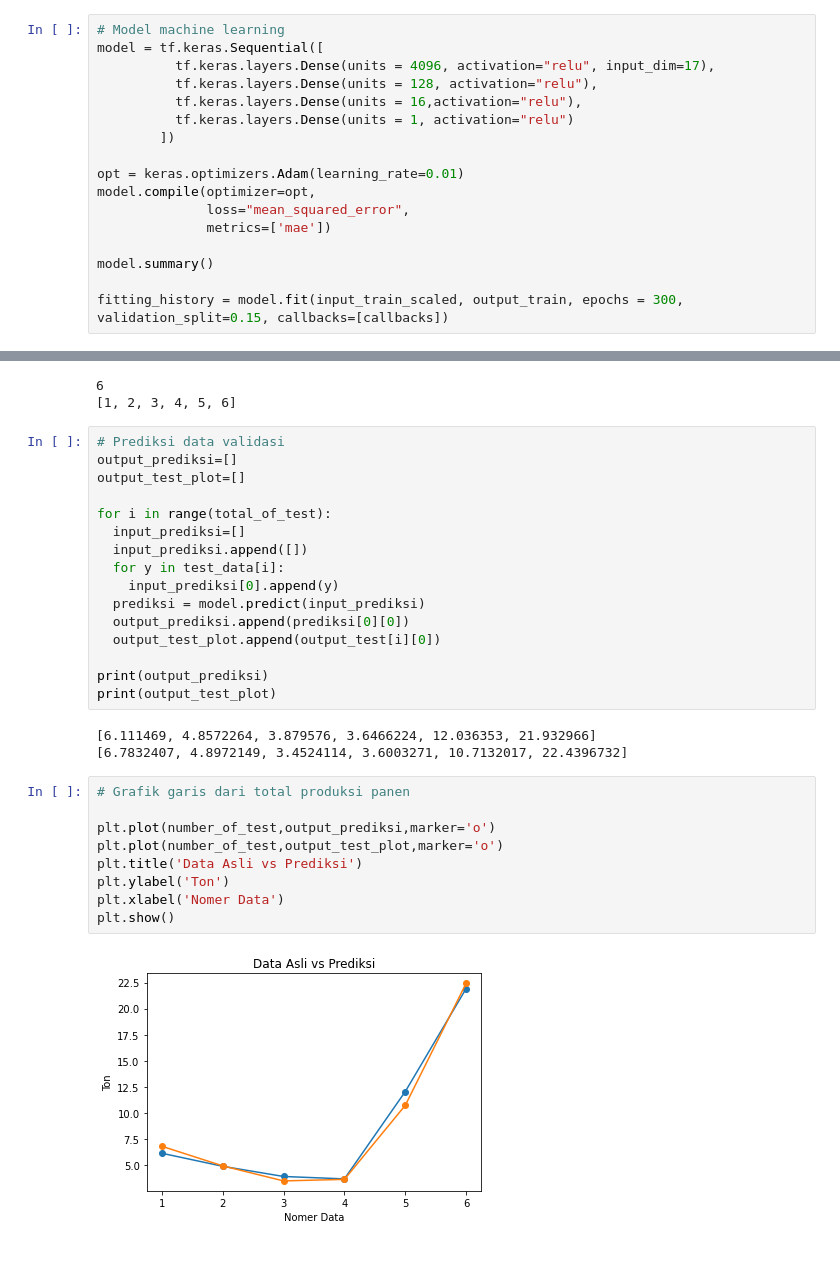
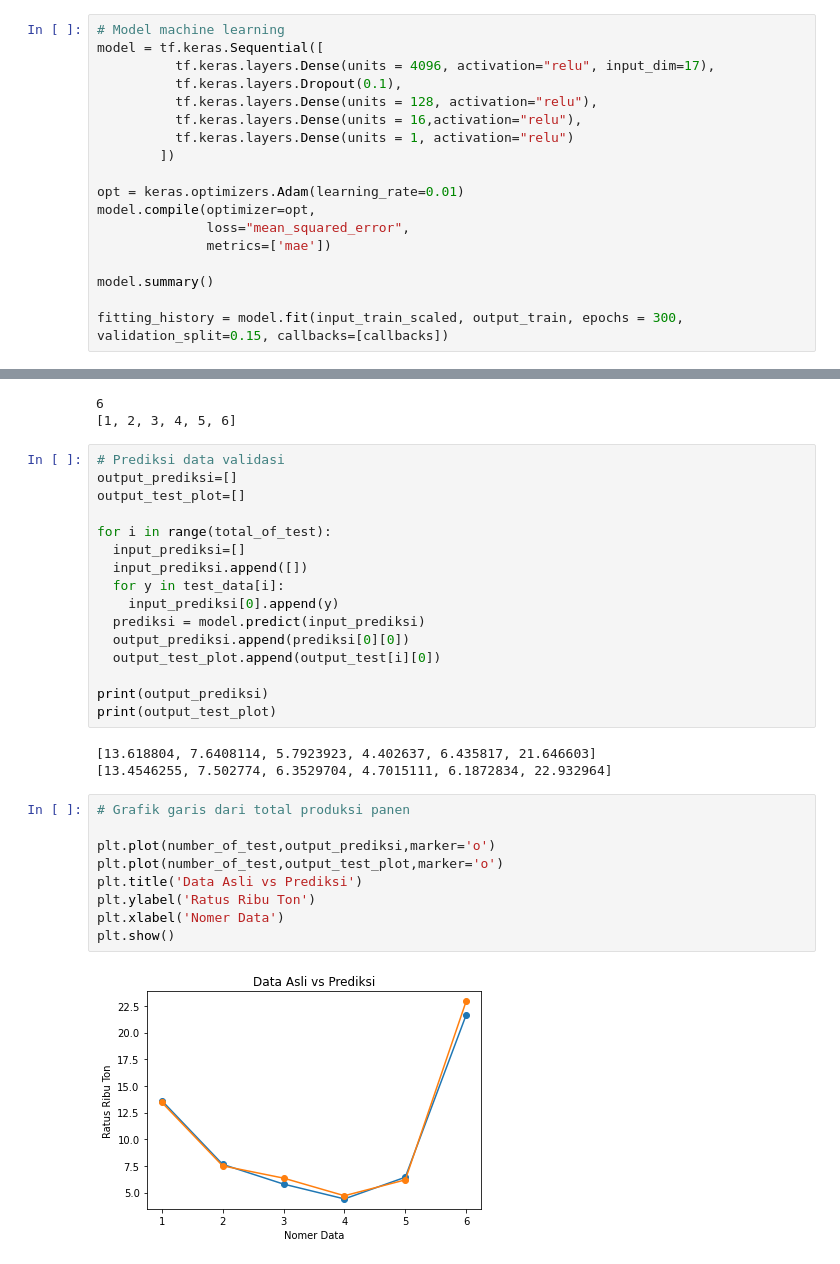
Before and after one commit to u1-byte/SmartCropYieldsPrediction, a Jupyter notebook: Machine Learning/Code/[Crop_Yield]ML_Model.ipynb, the cells around one changed output, grey strips where cells are left out. Cells and saved outputs as stored; diff of their text form.

```diff
--- a/Machine Learning/Code/[Crop_Yield]ML_Model.ipynb
+++ b/Machine Learning/Code/[Crop_Yield]ML_Model.ipynb
@@ -256,6 +256,7 @@ callbacks = myCallback()
 # Model machine learning
 model = tf.keras.Sequential([
           tf.keras.layers.Dense(units = 4096, activation="relu", input_dim=17),
+          tf.keras.layers.Dropout(0.1),
           tf.keras.layers.Dense(units = 128, activation="relu"),
           tf.keras.layers.Dense(units = 16,activation="relu"),
           tf.keras.layers.Dense(units = 1, activation="relu")
@@ -363,19 +364,19 @@ for i in range(total_of_test):
 print(output_prediksi)
 print(output_test_plot)
 # %% [output]
-[6.111469, 4.8572264, 3.879576, 3.6466224, 12.036353, 21.932966]
-[6.7832407, 4.8972149, 3.4524114, 3.6003271, 10.7132017, 22.4396732]
+[13.618804, 7.6408114, 5.7923923, 4.402637, 6.435817, 21.646603]
+[13.4546255, 7.502774, 6.3529704, 4.7015111, 6.1872834, 22.932964]
 # %%
 # Grafik garis dari total produksi panen
 
 plt.plot(number_of_test,output_prediksi,marker='o')
 plt.plot(number_of_test,output_test_plot,marker='o')
 plt.title('Data Asli vs Prediksi')
-plt.ylabel('Ton')
+plt.ylabel('Ratus Ribu Ton')
 plt.xlabel('Nomer Data')
 plt.show()
 # %% [output]
-[figure, old version]
+[figure, new version]
 # %%
 # Menghitung nilai MSE dan MAE
 mse_score, mae_score = model.evaluate(input_test_scaled, output_test)
```
Also changed, not shown: parts of 5 cells of this notebook.
